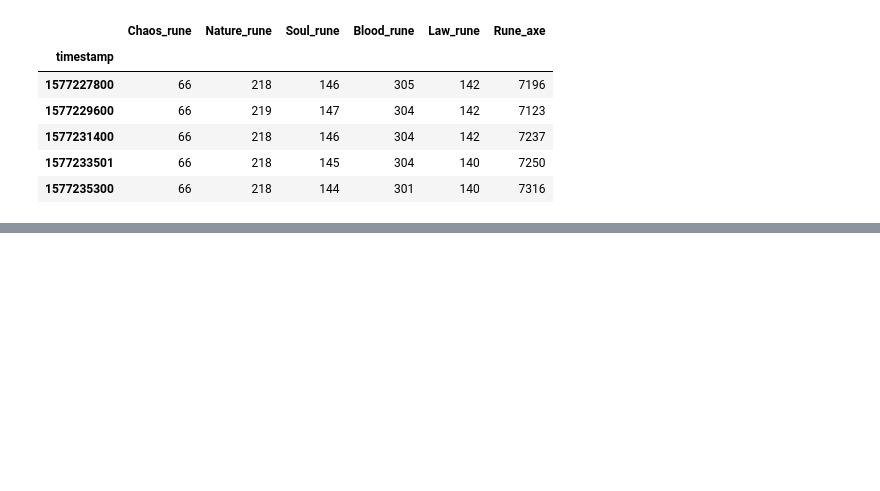
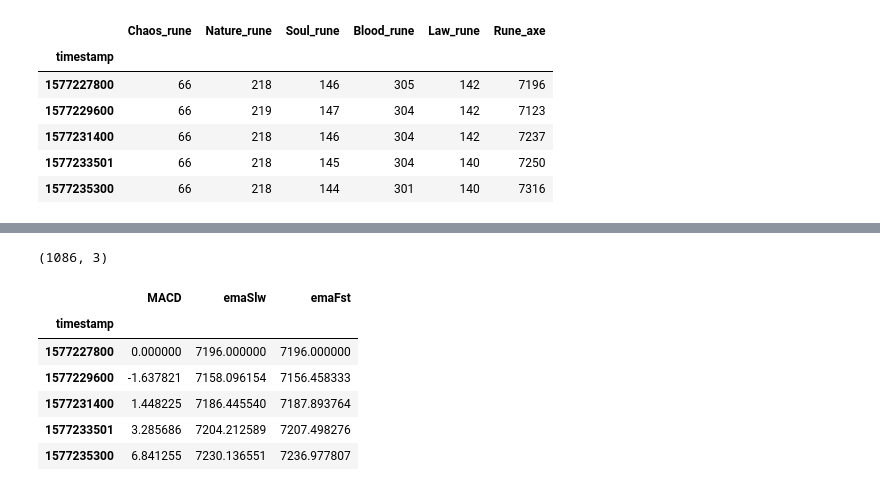
Before and after one commit to chriskok/GEPrediction-OSRS, a Jupyter notebook: feature_extraction_test.ipynb, the cells around one changed output, grey strips where cells are left out. Cells and saved outputs as stored; diff of their text form; code cells hidden in the pictures; blank space fills up the shorter version.

```diff
--- a/feature_extraction_test.ipynb
+++ b/feature_extraction_test.ipynb
@@ -167,0 +119,10 @@ dtype: float64
+# %%
+def moving_average_convergence(group, nslow=26, nfast=12):
+    emaslow = group.ewm(span=nslow, min_periods=1).mean()
+    emafast = group.ewm(span=nfast, min_periods=1).mean()
+    result = pd.DataFrame({'MACD': emafast-emaslow, 'emaSlw': emaslow, 'emaFst': emafast})
+    return result
+
+def moving_average(group, n=9):
+    sma = group.rolling(n).mean()
+    return sma
@@ -167,0 +143,15 @@ dtype: float64
+# %%
+myResult = moving_average_convergence(selected['Rune_axe'])
+sma = moving_average(selected['Rune_axe'])
+# %%
+print(myResult.shape)
+myResult.head()
+# %% [output]
+(1086, 3)
+|  | MACD | emaSlw | emaFst |
+| timestamp |  |  |  |
+| 1577227800 | 0.000000 | 7196.000000 | 7196.000000 |
+| 1577229600 | -1.637821 | 7158.096154 | 7156.458333 |
+| 1577231400 | 1.448225 | 7186.445540 | 7187.893764 |
+| 1577233501 | 3.285686 | 7204.212589 | 7207.498276 |
+| 1577235300 | 6.841255 | 7230.136551 | 7236.977807 |
```
Also changed, not shown: parts of 20 cells of this notebook.
